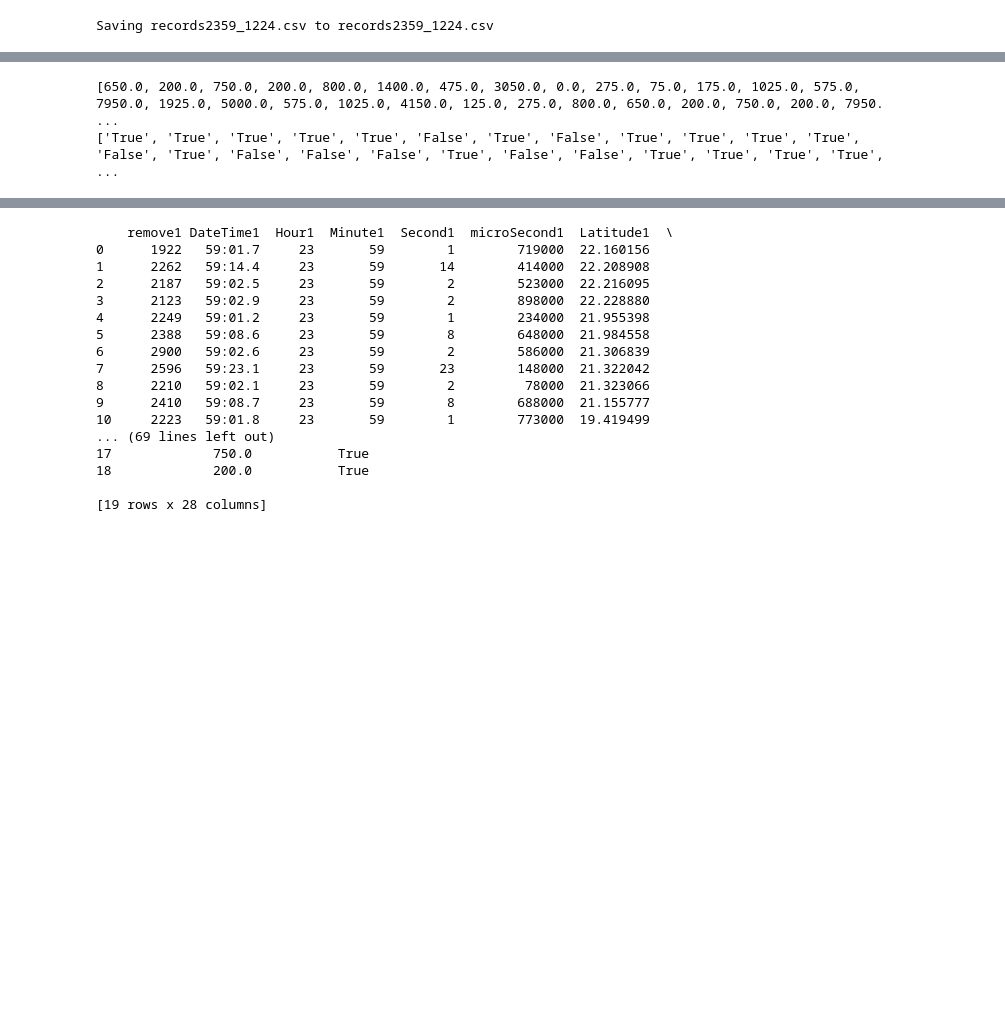
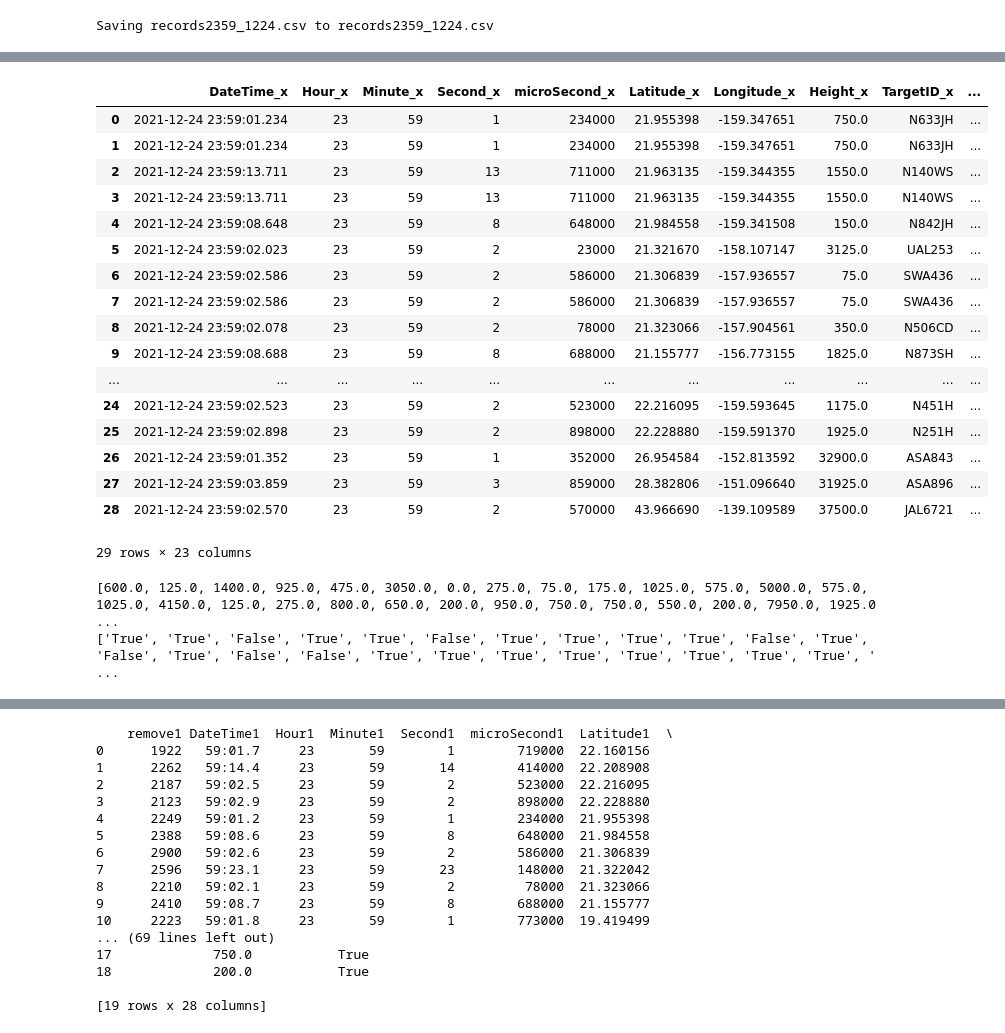
Before and after one commit to DAEN690-S22-OA/OceanicAirspaceProject, a Jupyter notebook: VerticalSeparation.ipynb, the cells around one changed output, grey strips where cells are left out. Cells and saved outputs as stored; diff of their text form; code cells hidden in the pictures; blank space fills up the shorter version.

```diff
--- a/VerticalSeparation.ipynb
+++ b/VerticalSeparation.ipynb
@@ -360,12 +273,36 @@ print(Resultsdf)
+# %%
+# Delete duplicate pairs of TargetID x and y
+ResultsDF = Resultsdf.drop_duplicates(subset = ['TargetID_x', 'TargetID_y','Distance'],keep = 'last').reset_index(drop = True)
+ResultsDF
+# %% [output]
+|  | DateTime_x | Hour_x | Minute_x | Second_x | microSecond_x | Latitude_x | Longitude_x | Height_x | TargetID_x | ... |
+| 0 | 2021-12-24 23:59:01.234 | 23 | 59 | 1 | 234000 | 21.955398 | -159.347651 | 750.0 | N633JH | ... |
+| 1 | 2021-12-24 23:59:01.234 | 23 | 59 | 1 | 234000 | 21.955398 | -159.347651 | 750.0 | N633JH | ... |
+| 2 | 2021-12-24 23:59:13.711 | 23 | 59 | 13 | 711000 | 21.963135 | -159.344355 | 1550.0 | N140WS | ... |
+| 3 | 2021-12-24 23:59:13.711 | 23 | 59 | 13 | 711000 | 21.963135 | -159.344355 | 1550.0 | N140WS | ... |
+| 4 | 2021-12-24 23:59:08.648 | 23 | 59 | 8 | 648000 | 21.984558 | -159.341508 | 150.0 | N842JH | ... |
+| 5 | 2021-12-24 23:59:02.023 | 23 | 59 | 2 | 23000 | 21.321670 | -158.107147 | 3125.0 | UAL253 | ... |
+| 6 | 2021-12-24 23:59:02.586 | 23 | 59 | 2 | 586000 | 21.306839 | -157.936557 | 75.0 | SWA436 | ... |
+| 7 | 2021-12-24 23:59:02.586 | 23 | 59 | 2 | 586000 | 21.306839 | -157.936557 | 75.0 | SWA436 | ... |
+| 8 | 2021-12-24 23:59:02.078 | 23 | 59 | 2 | 78000 | 21.323066 | -157.904561 | 350.0 | N506CD | ... |
+| 9 | 2021-12-24 23:59:08.688 | 23 | 59 | 8 | 688000 | 21.155777 | -156.773155 | 1825.0 | N873SH | ... |
+| ... | ... | ... | ... | ... | ... | ... | ... | ... | ... | ... |
+| 24 | 2021-12-24 23:59:02.523 | 23 | 59 | 2 | 523000 | 22.216095 | -159.593645 | 1175.0 | N451H | ... |
+| 25 | 2021-12-24 23:59:02.898 | 23 | 59 | 2 | 898000 | 22.228880 | -159.591370 | 1925.0 | N251H | ... |
+| 26 | 2021-12-24 23:59:01.352 | 23 | 59 | 1 | 352000 | 26.954584 | -152.813592 | 32900.0 | ASA843 | ... |
+| 27 | 2021-12-24 23:59:03.859 | 23 | 59 | 3 | 859000 | 28.382806 | -151.096640 | 31925.0 | ASA896 | ... |
+| 28 | 2021-12-24 23:59:02.570 | 23 | 59 | 2 | 570000 | 43.966690 | -139.109589 | 37500.0 | JAL6721 | ... |
+29 rows × 23 columns
 # %%
 heightDifference = []
+potentialLoss = []
 potentialLoss1000 = []
 potentialLoss400 = []
 
 counter = 0
 
-while counter < len(Resultsdf):
-  difference = abs((Resultsdf['Height1'][counter]) - (Resultsdf['Height2'][counter]))
+while counter < len(ResultsDF):
+  difference = abs((ResultsDF['Height_x'][counter]) - (ResultsDF['Height_y'][counter]))
   heightDifference.append(difference)
 
   if difference <= 1000:
@@ -378,6 +315,6 @@ while counter < len(Resultsdf):
 print(heightDifference)
 print(potentialLoss)
 # %% [output]
-[650.0, 200.0, 750.0, 200.0, 800.0, 1400.0, 475.0, 3050.0, 0.0, 275.0, 75.0, 175.0, 1025.0, 575.0, 7950.0, 1925.0, 5000.0, 575.0, 1025.0, 4150.0, 125.0, 275.0, 800.0, 650.0, 200.0, 750.0, 200.0, 7950. ...
-['True', 'True', 'True', 'True', 'True', 'False', 'True', 'False', 'True', 'True', 'True', 'True', 'False', 'True', 'False', 'False', 'False', 'True', 'False', 'False', 'True', 'True', 'True', 'True', ...
+[600.0, 125.0, 1400.0, 925.0, 475.0, 3050.0, 0.0, 275.0, 75.0, 175.0, 1025.0, 575.0, 5000.0, 575.0, 1025.0, 4150.0, 125.0, 275.0, 800.0, 650.0, 200.0, 950.0, 750.0, 750.0, 550.0, 200.0, 7950.0, 1925.0 ...
+['True', 'True', 'False', 'True', 'True', 'False', 'True', 'True', 'True', 'True', 'False', 'True', 'False', 'True', 'False', 'False', 'True', 'True', 'True', 'True', 'True', 'True', 'True', 'True', ' ...
 # %%
```
Also changed, not shown: parts of 19 cells of this notebook.
